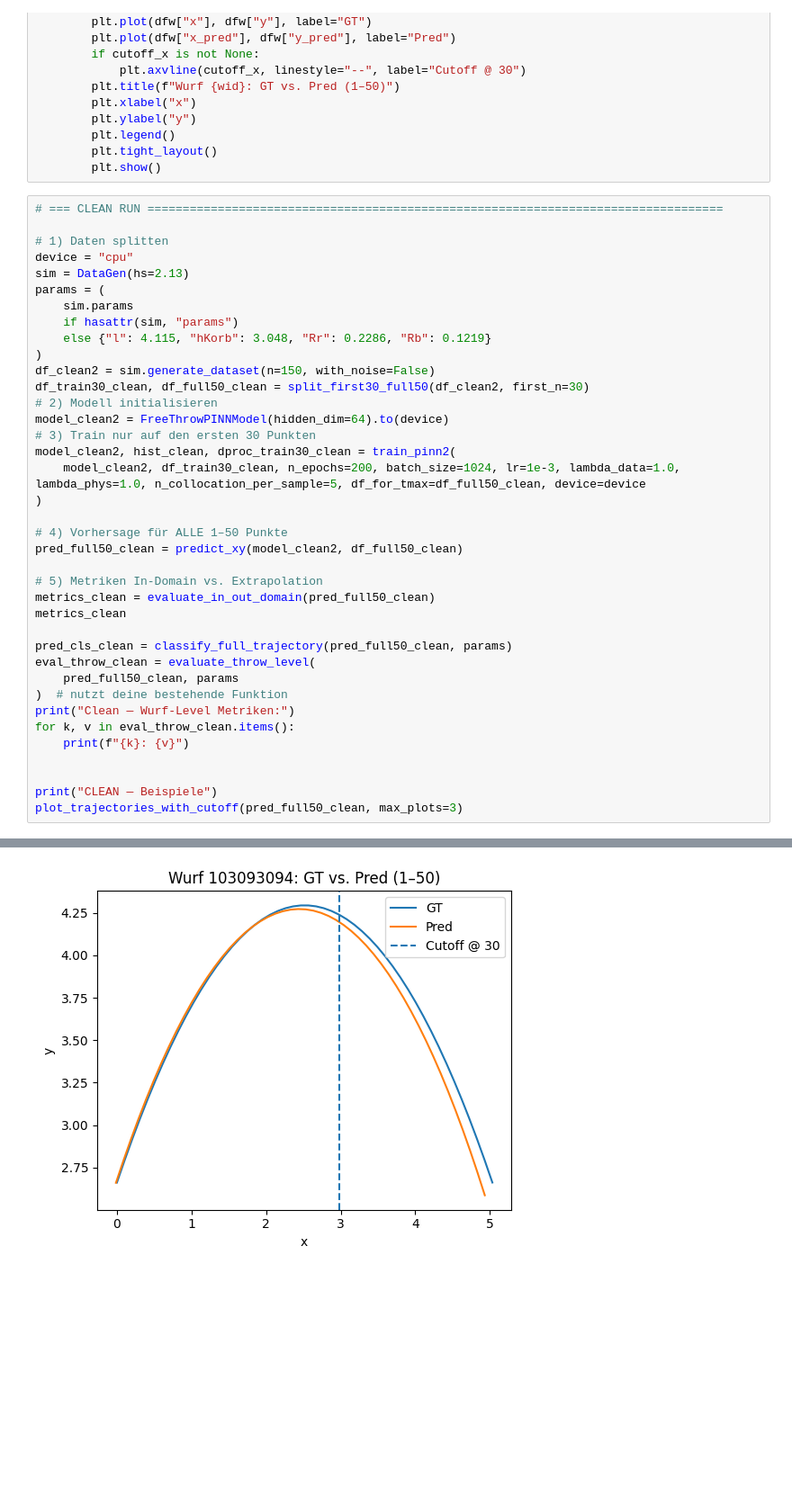
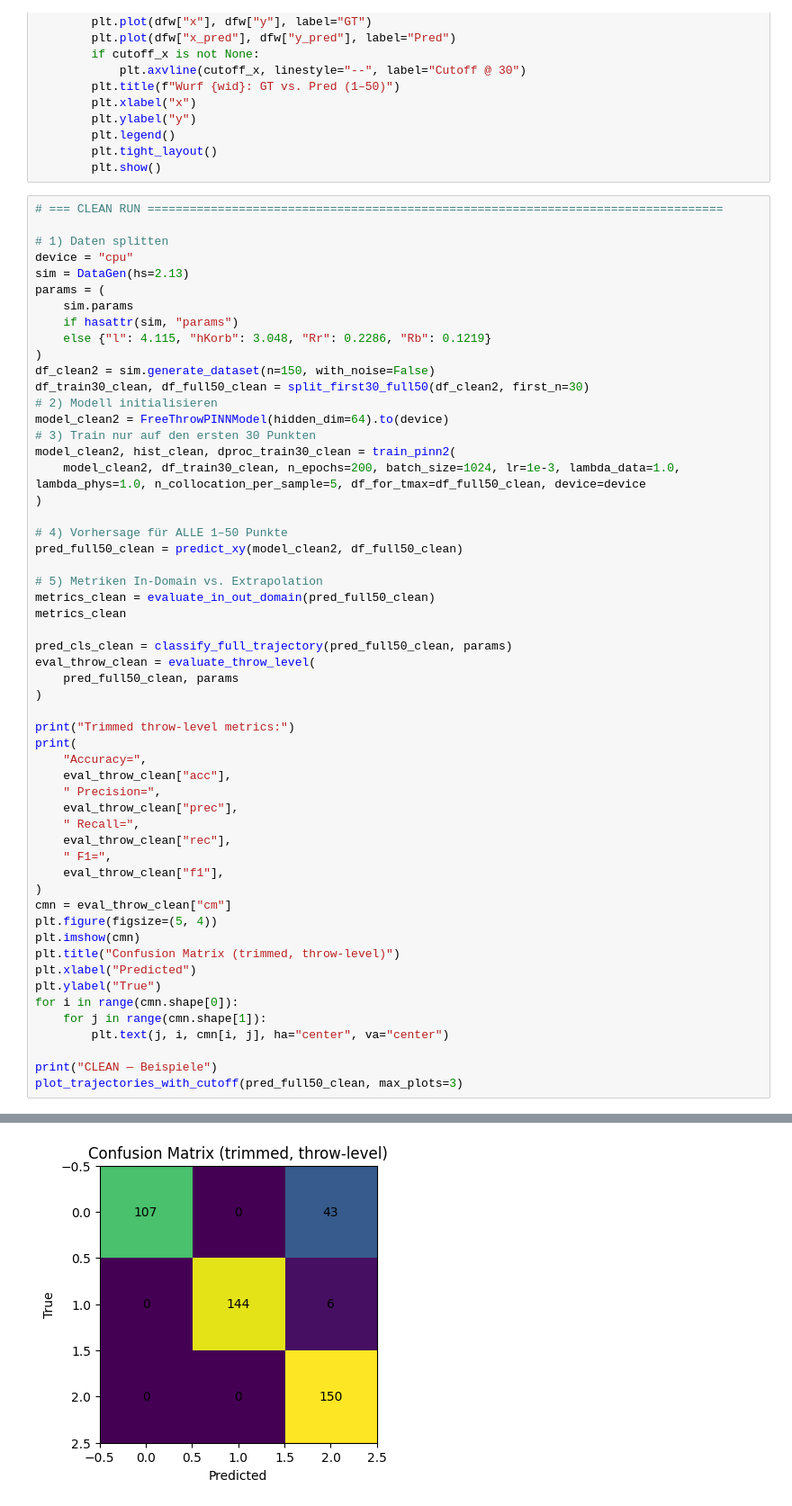
Before and after one commit to lucaa-smn/BA-Thesis, a Jupyter notebook: pinn_free_throw.ipynb, the cells around one changed output, grey strips where cells are left out. Shown at 90% size. Saved outputs shown, nothing was run; the diff lists cells and outputs as text; blank space fills up the shorter version.

Commit message:
fixed confusion matrix visual

```diff
--- a/pinn_free_throw.ipynb
+++ b/pinn_free_throw.ipynb
@@ -593,11 +593,28 @@ metrics_clean
 pred_cls_clean = classify_full_trajectory(pred_full50_clean, params)
 eval_throw_clean = evaluate_throw_level(
     pred_full50_clean, params
-)  # nutzt deine bestehende Funktion
-print("Clean — Wurf-Level Metriken:")
-for k, v in eval_throw_clean.items():
-    print(f"{k}: {v}")
+)
 
+print("Trimmed throw-level metrics:")
+print(
+    "Accuracy=",
+    eval_throw_clean["acc"],
+    " Precision=",
+    eval_throw_clean["prec"],
+    " Recall=",
+    eval_throw_clean["rec"],
+    " F1=",
+    eval_throw_clean["f1"],
+)
+cmn = eval_throw_clean["cm"]
+plt.figure(figsize=(5, 4))
+plt.imshow(cmn)
+plt.title("Confusion Matrix (trimmed, throw-level)")
+plt.xlabel("Predicted")
+plt.ylabel("True")
+for i in range(cmn.shape[0]):
+    for j in range(cmn.shape[1]):
+        plt.text(j, i, cmn[i, j], ha="center", va="center")
 
 print("CLEAN — Beispiele")
 plot_trajectories_with_cutoff(pred_full50_clean, max_plots=3)
@@ -636,2 +639,2 @@ y_true: [2 1 1 2 0 2 0 2 1 1 2 1 2 0 1 1 0 2 1 1 2 1 0 1 2 1 0 1 0 1 2 2 1 0 0 1
 CLEAN — Beispiele
-[figure, old version]
+[figure, new version]
```
Also changed, not shown: parts of 1 cell of this notebook.
